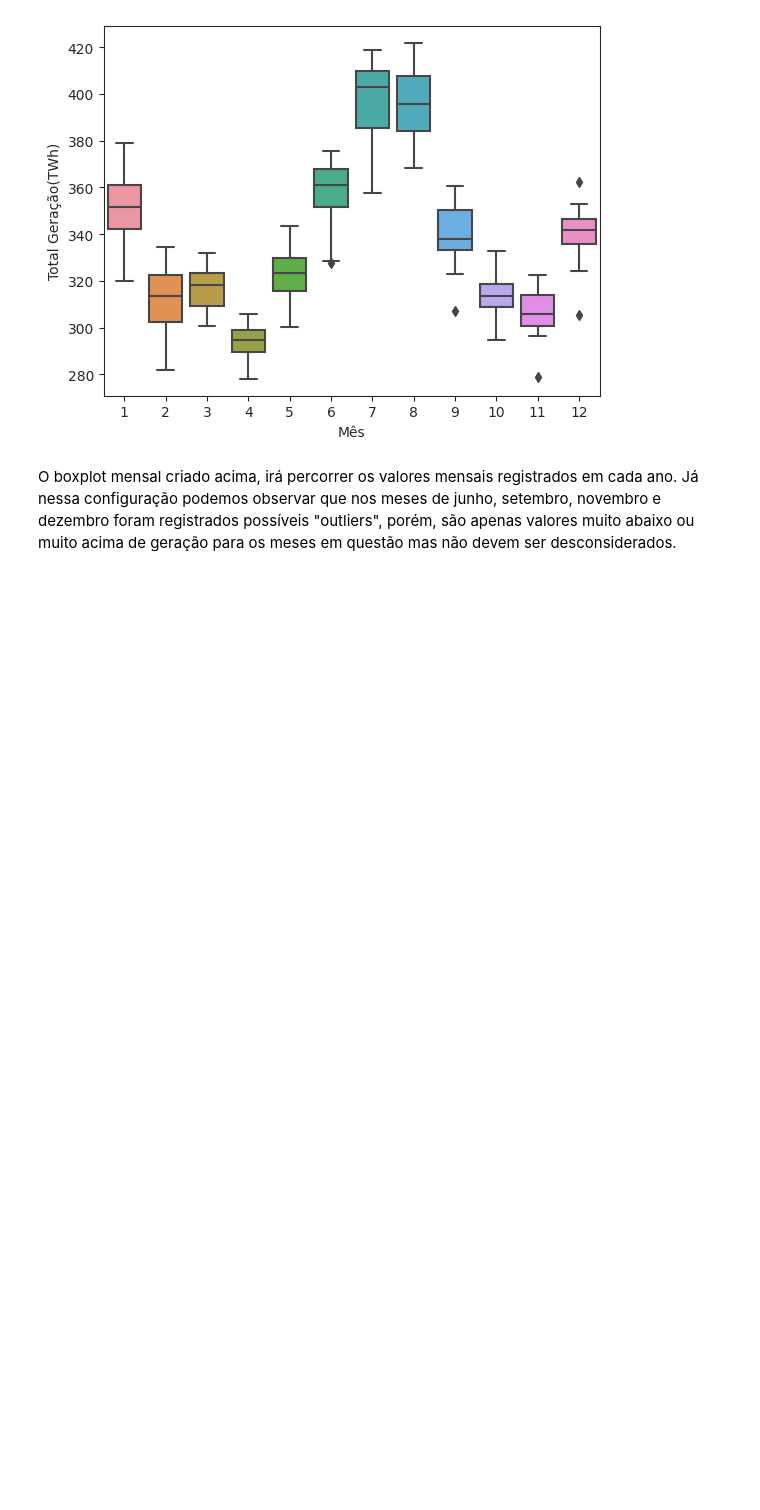
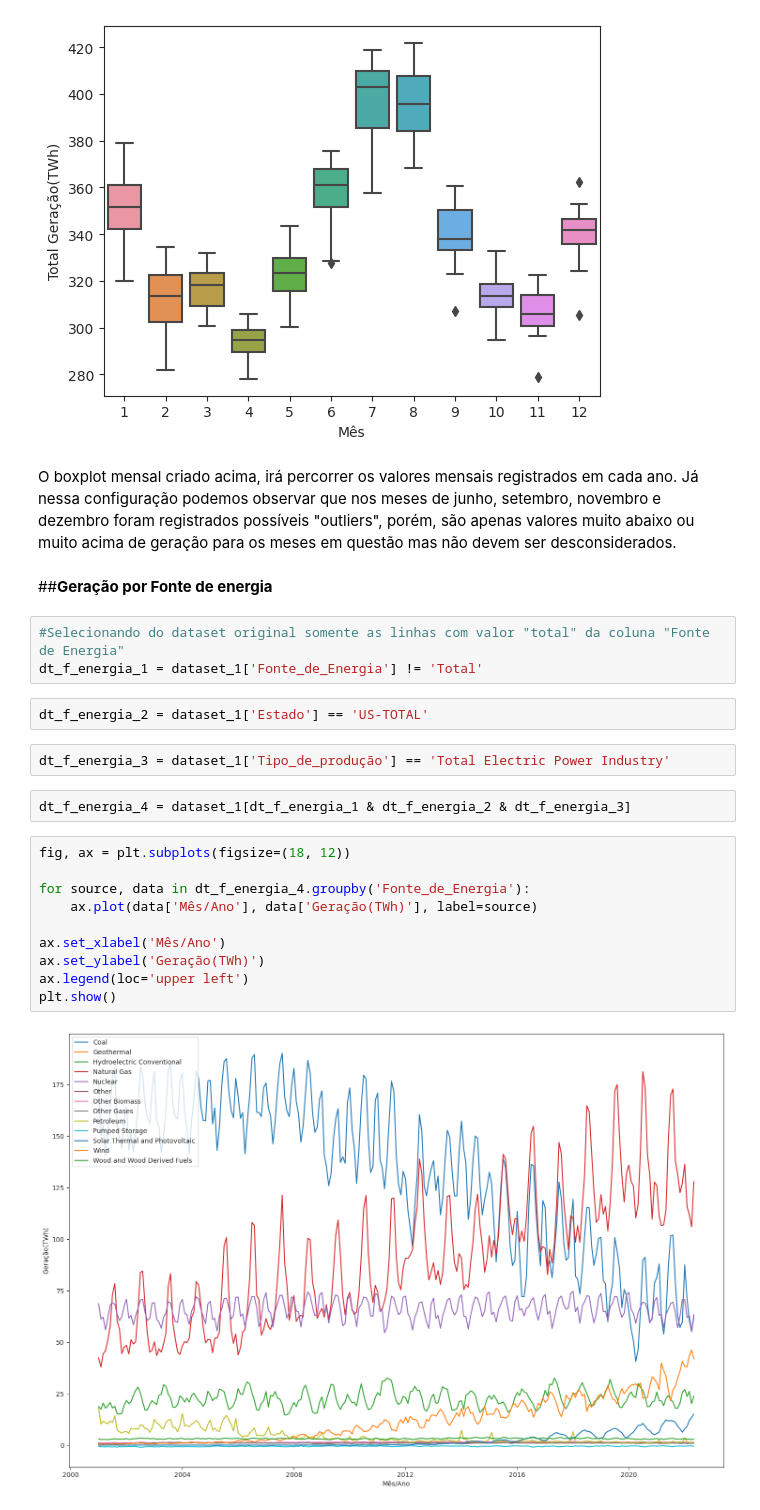
Before and after one commit to Higordevellard/MVP_01, a Jupyter notebook: mvp_sprint_1.ipynb, the cells around one changed output. Cells and saved outputs as stored; diff of their text form; blank space fills up the shorter version.

```diff
--- a/mvp_sprint_1.ipynb
+++ b/mvp_sprint_1.ipynb
@@ -360,3 +363,26 @@ plt.show()
 [figure]
 # %% [markdown]
 O boxplot mensal criado acima, irá percorrer os valores mensais registrados em cada ano. Já nessa configuração podemos observar que nos meses de junho, setembro, novembro e dezembro foram registrados possíveis "outliers", porém, são apenas valores muito abaixo ou muito acima de geração para os meses em questão mas não devem ser desconsiderados.
+# %% [markdown]
+##**Geração por Fonte de energia**
+# %%
+#Selecionando do dataset original somente as linhas com valor "total" da coluna "Fonte de Energia"
+dt_f_energia_1 = dataset_1['Fonte_de_Energia'] != 'Total'
+# %%
+dt_f_energia_2 = dataset_1['Estado'] == 'US-TOTAL'
+# %%
+dt_f_energia_3 = dataset_1['Tipo_de_produção'] == 'Total Electric Power Industry'
+# %%
+dt_f_energia_4 = dataset_1[dt_f_energia_1 & dt_f_energia_2 & dt_f_energia_3]
+# %%
+fig, ax = plt.subplots(figsize=(18, 12))
+
+for source, data in dt_f_energia_4.groupby('Fonte_de_Energia'):
+    ax.plot(data['Mês/Ano'], data['Geração(TWh)'], label=source)
+
+ax.set_xlabel('Mês/Ano')
+ax.set_ylabel('Geração(TWh)')
+ax.legend(loc='upper left')
+plt.show()
+# %% [output]
+[figure, added]
```
Also changed, not shown: parts of 3 cells of this notebook.
